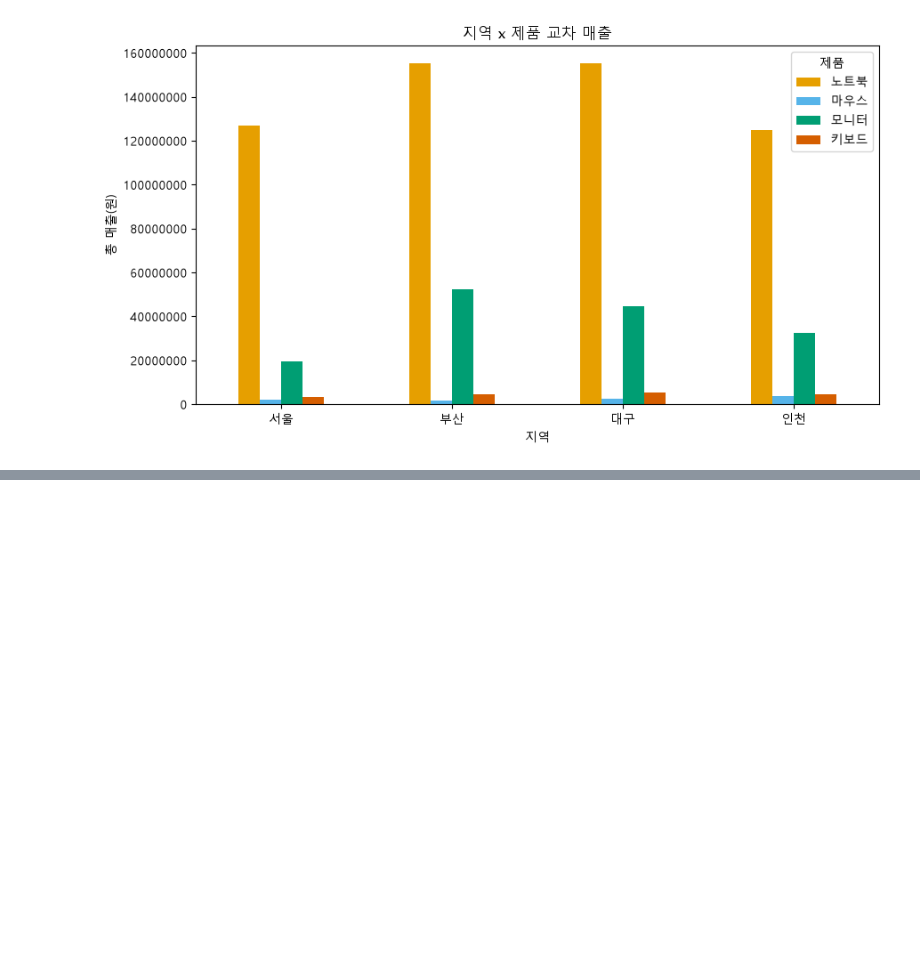
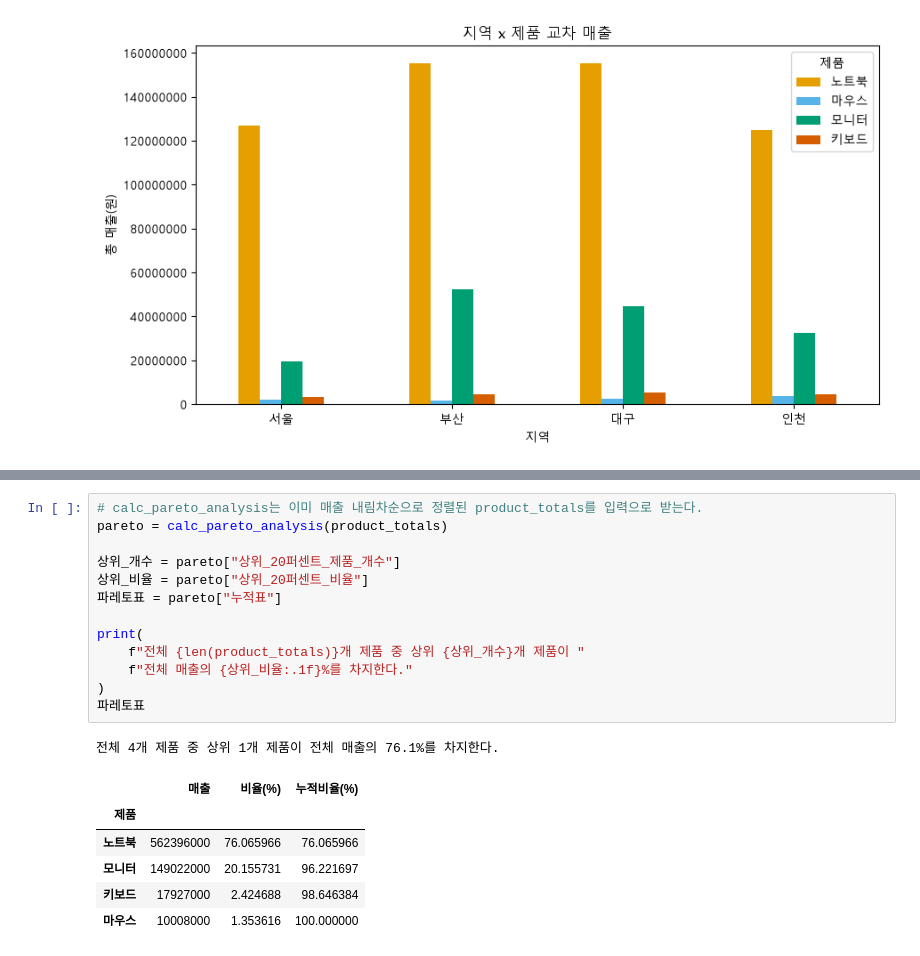
Before and after one commit to Changok66/claude-study, a Jupyter notebook: report.ipynb, the cells around one changed output, grey strips where cells are left out. Saved outputs shown, nothing was run; the diff lists cells and outputs as text; blank space fills up the shorter version.

```diff
--- a/report.ipynb
+++ b/report.ipynb
@@ -219,0 +313,21 @@ plt.show()
+# %%
+# calc_pareto_analysis는 이미 매출 내림차순으로 정렬된 product_totals를 입력으로 받는다.
+pareto = calc_pareto_analysis(product_totals)
+
+상위_개수 = pareto["상위_20퍼센트_제품_개수"]
+상위_비율 = pareto["상위_20퍼센트_비율"]
+파레토표 = pareto["누적표"]
+
+print(
+    f"전체 {len(product_totals)}개 제품 중 상위 {상위_개수}개 제품이 "
+    f"전체 매출의 {상위_비율:.1f}%를 차지한다."
+)
+파레토표
+# %% [output]
+전체 4개 제품 중 상위 1개 제품이 전체 매출의 76.1%를 차지한다.
+|  | 매출 | 비율(%) | 누적비율(%) |
+| 제품 |  |  |  |
+| 노트북 | 562396000 | 76.065966 | 76.065966 |
+| 모니터 | 149022000 | 20.155731 | 96.221697 |
+| 키보드 | 17927000 | 2.424688 | 98.646384 |
+| 마우스 | 10008000 | 1.353616 | 100.000000 |
```
Also changed, not shown: parts of 15 cells of this notebook, 9 other files.
